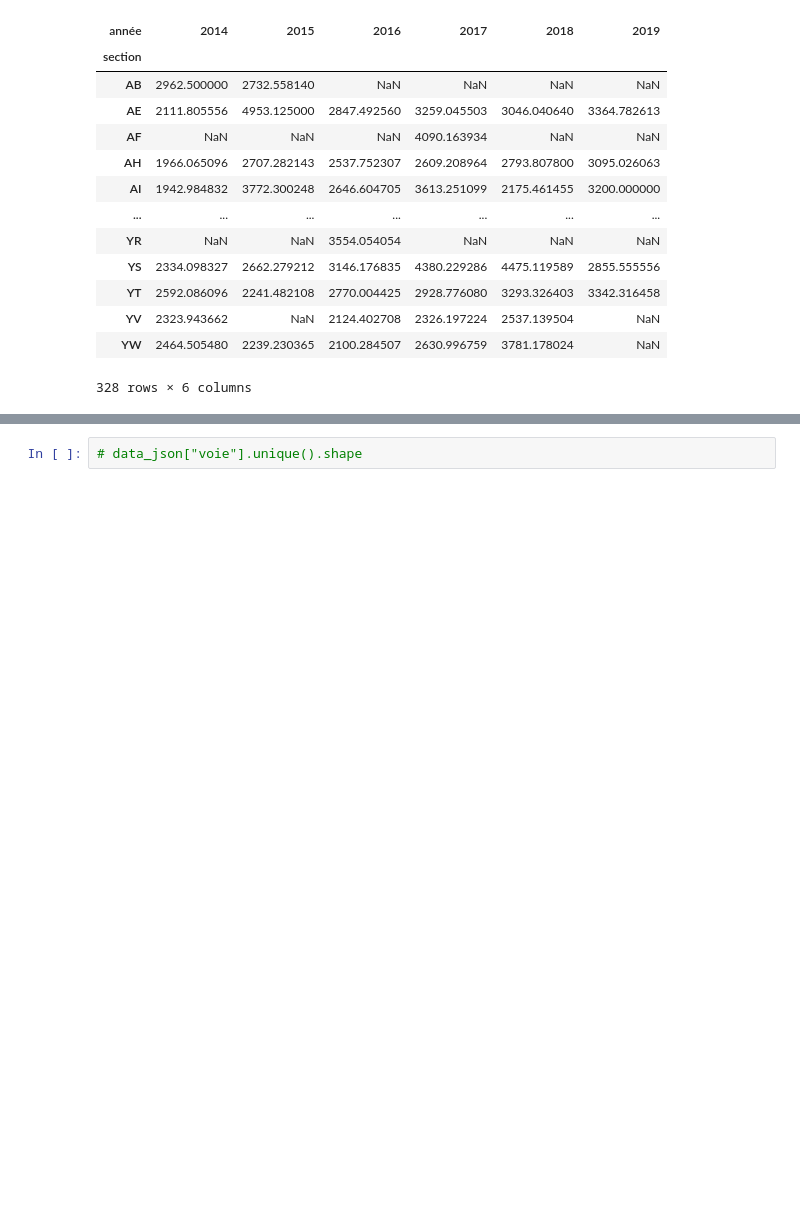
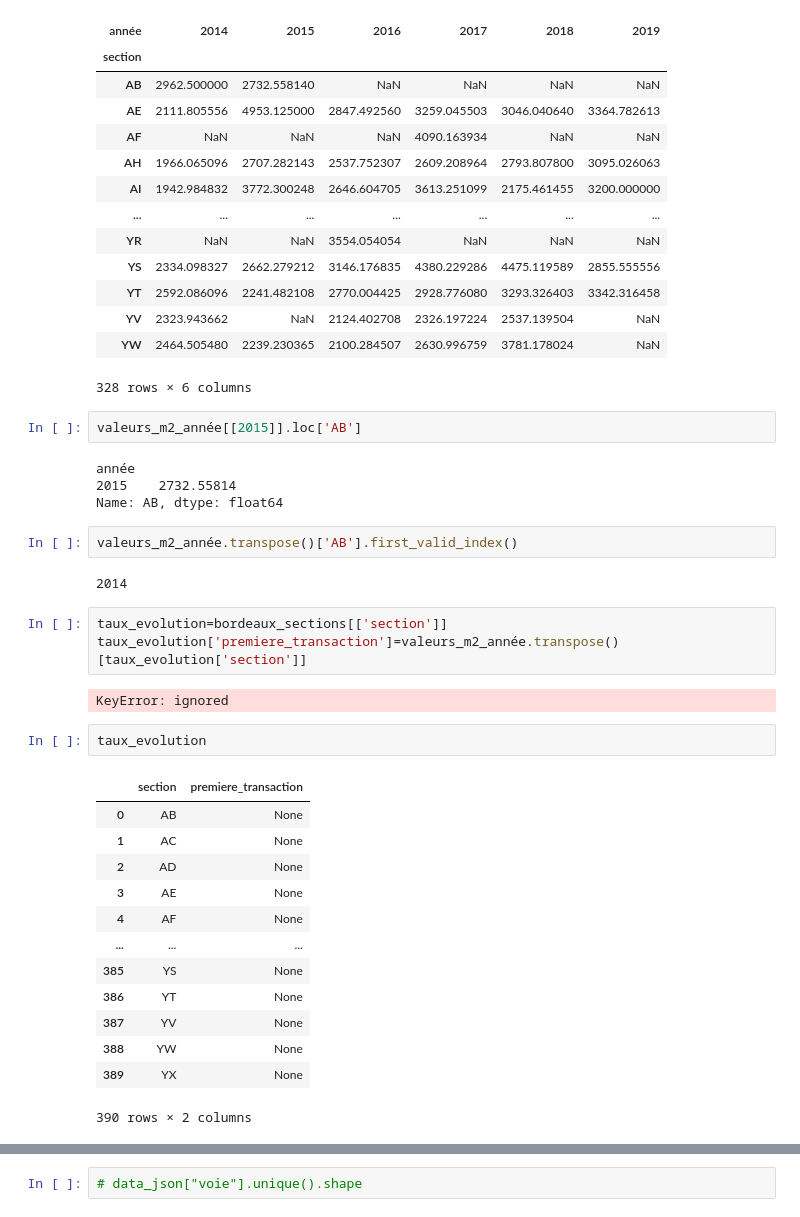
Before and after one commit to mdlbm/SNCF-Immobilier, a Jupyter notebook: Projet.ipynb, the cells around one changed output, grey strips where cells are left out. Drawn from its saved outputs; the diff is of its cells as text; blank space fills up the shorter version.

```diff
--- a/Projet.ipynb
+++ b/Projet.ipynb
@@ -352,6 +352,37 @@ valeurs_m2_année
 | YV | 2323.943662 | NaN | 2124.402708 | 2326.197224 | 2537.139504 | NaN |
 | YW | 2464.505480 | 2239.230365 | 2100.284507 | 2630.996759 | 3781.178024 | NaN |
 328 rows × 6 columns
+# %%
+valeurs_m2_année[[2015]].loc['AB']
+# %% [output]
+année
+2015    2732.55814
+Name: AB, dtype: float64
+# %%
+valeurs_m2_année.transpose()['AB'].first_valid_index()
+# %% [output]
+2014
+# %%
+taux_evolution=bordeaux_sections[['section']]
+taux_evolution['premiere_transaction']=valeurs_m2_année.transpose()[taux_evolution['section']]
+# %% [output]
+KeyError: ignored
+# %%
+taux_evolution
+# %% [output]
+|  | section | premiere_transaction |
+| 0 | AB | None |
+| 1 | AC | None |
+| 2 | AD | None |
+| 3 | AE | None |
+| 4 | AF | None |
+| ... | ... | ... |
+| 385 | YS | None |
+| 386 | YT | None |
+| 387 | YV | None |
+| 388 | YW | None |
+| 389 | YX | None |
+390 rows × 2 columns
 # %%
 std=valeurs_m2_année.std(axis=1).to_frame('écart_type').reset_index() #Calcul de l'écart type de l'évolution des prix. Ici 'écart-type sera notre indicateur de l'évolution des prix entre 2015 et 2019
 std=std[std['écart_type']>250]
```
Also changed, not shown: parts of 4 cells of this notebook.
